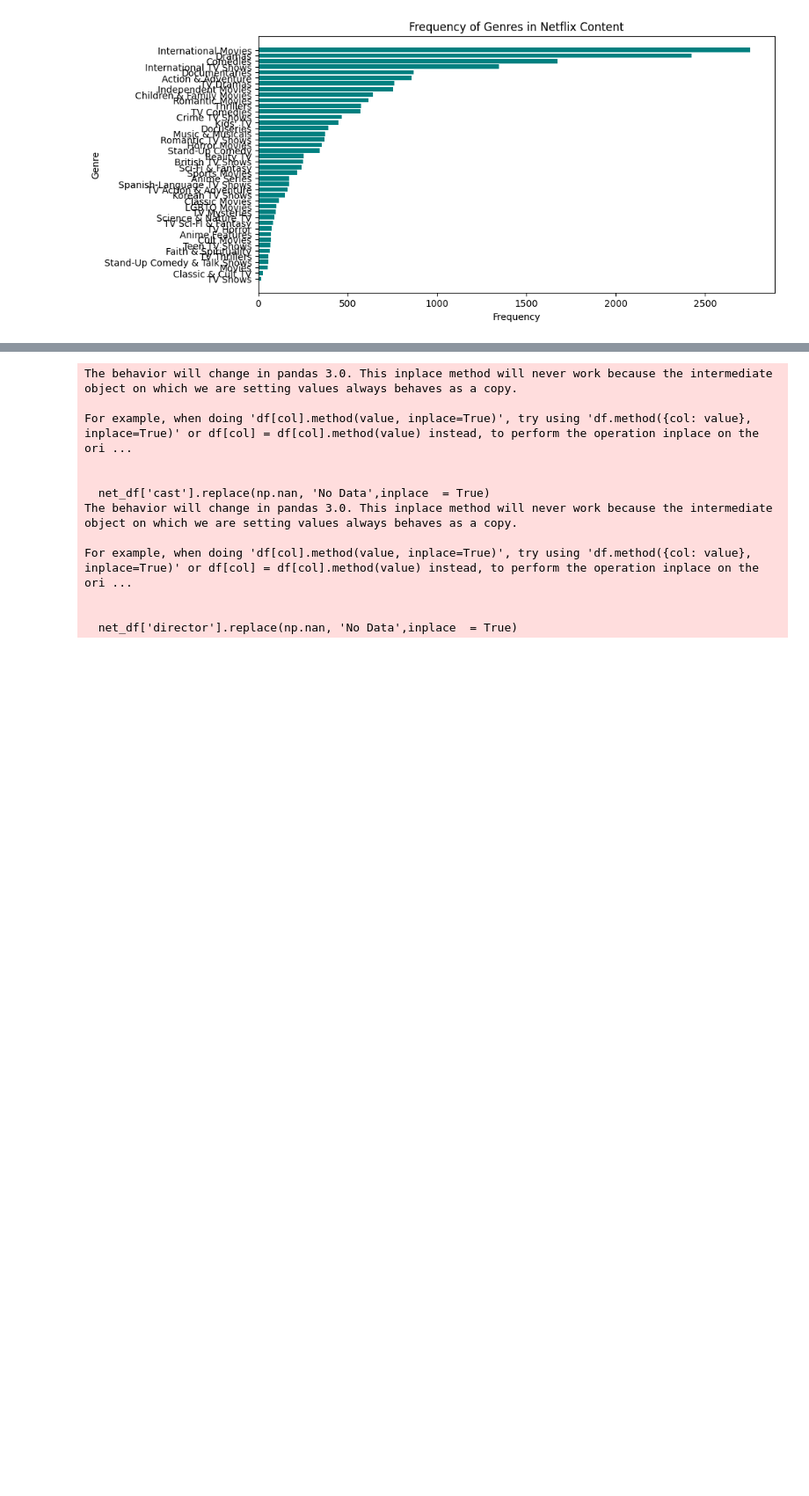
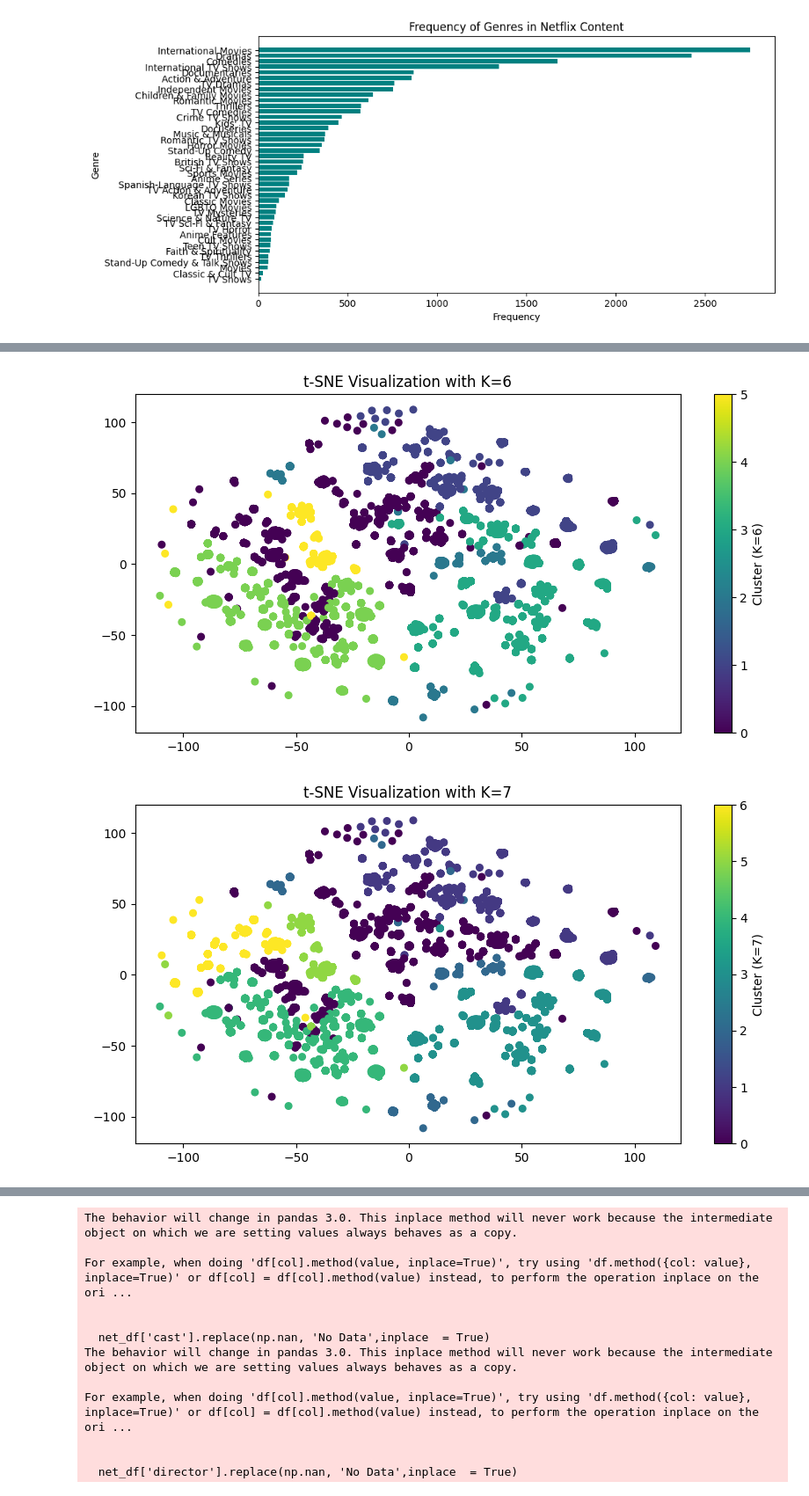
Before and after one commit to PatandyaW/Skripsikkk, a Jupyter notebook: Skripsik.ipynb, the cells around one changed output, grey strips where cells are left out. Shown at 88% size. Cells and saved outputs as stored; diff of their text form; code cells hidden in the pictures; blank space fills up the shorter version.

```diff
--- a/Skripsik.ipynb
+++ b/Skripsik.ipynb
@@ -173,0 +237,17 @@ plt.show()
+# %%
+from sklearn.cluster import KMeans
+
+# Apply KMeans with K=4
+kmeans_6 = KMeans(n_clusters=6, random_state=42).fit(X)
+net_df['Cluster_6'] = kmeans_6.labels_
+
+# Apply KMeans with K=5
+kmeans_7 = KMeans(n_clusters=7, random_state=42).fit(X)
+net_df['Cluster_7'] = kmeans_7.labels_
+
+# Print sample results to inspect clusters
+print("Sample with K=6:")
+print(net_df[['listed_in', 'Cluster_6']].sample(10))
+
+print("\nSample with K=7:")
+print(net_df[['listed_in', 'Cluster_7']].sample(10))
@@ -173,0 +272,23 @@ plt.show()
+# %%
+from sklearn.manifold import TSNE
+import matplotlib.pyplot as plt
+
+# Apply t-SNE for dimensionality reduction
+X_embedded = TSNE(n_components=2, random_state=42).fit_transform(X.toarray())
+
+# Plot clusters for K=4
+plt.figure(figsize=(10, 5))
+plt.scatter(X_embedded[:, 0], X_embedded[:, 1], c=net_df['Cluster_6'], cmap='viridis', s=30)
+plt.colorbar(label='Cluster (K=6)')
+plt.title('t-SNE Visualization with K=6')
+plt.show()
+
+# Plot clusters for K=5
+plt.figure(figsize=(10, 5))
+plt.scatter(X_embedded[:, 0], X_embedded[:, 1], c=net_df['Cluster_7'], cmap='viridis', s=30)
+plt.colorbar(label='Cluster (K=7)')
+plt.title('t-SNE Visualization with K=7')
+plt.show()
+# %% [output]
+[figure, added]
+[figure, added]
```
Also changed, not shown: parts of 5 cells of this notebook.
